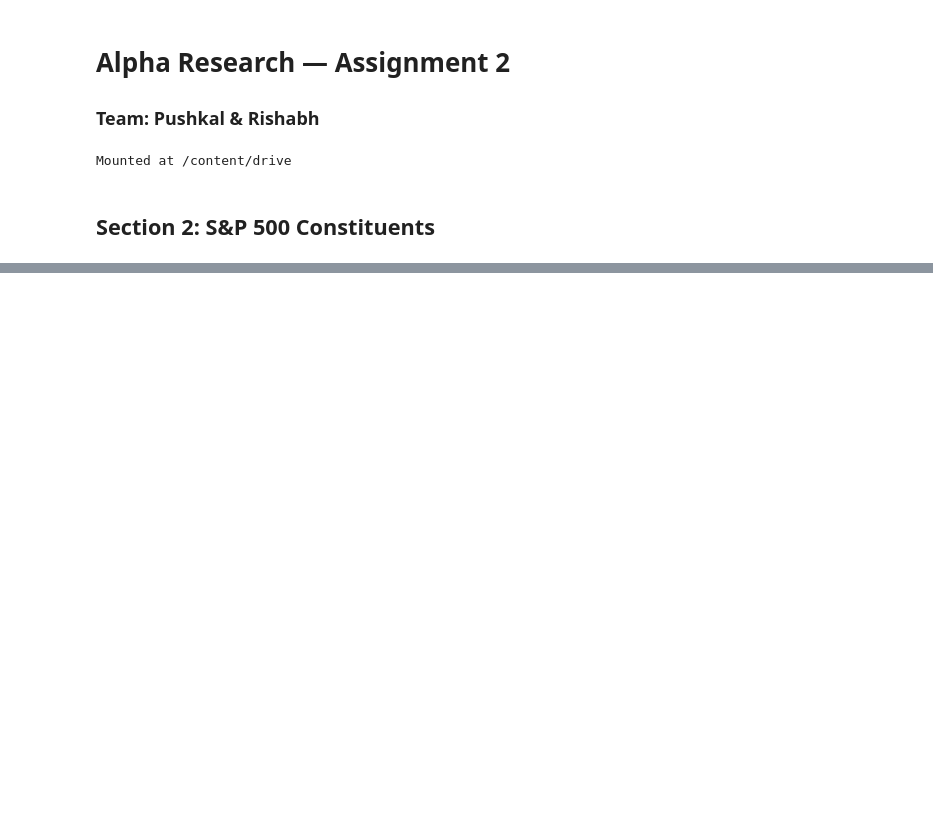
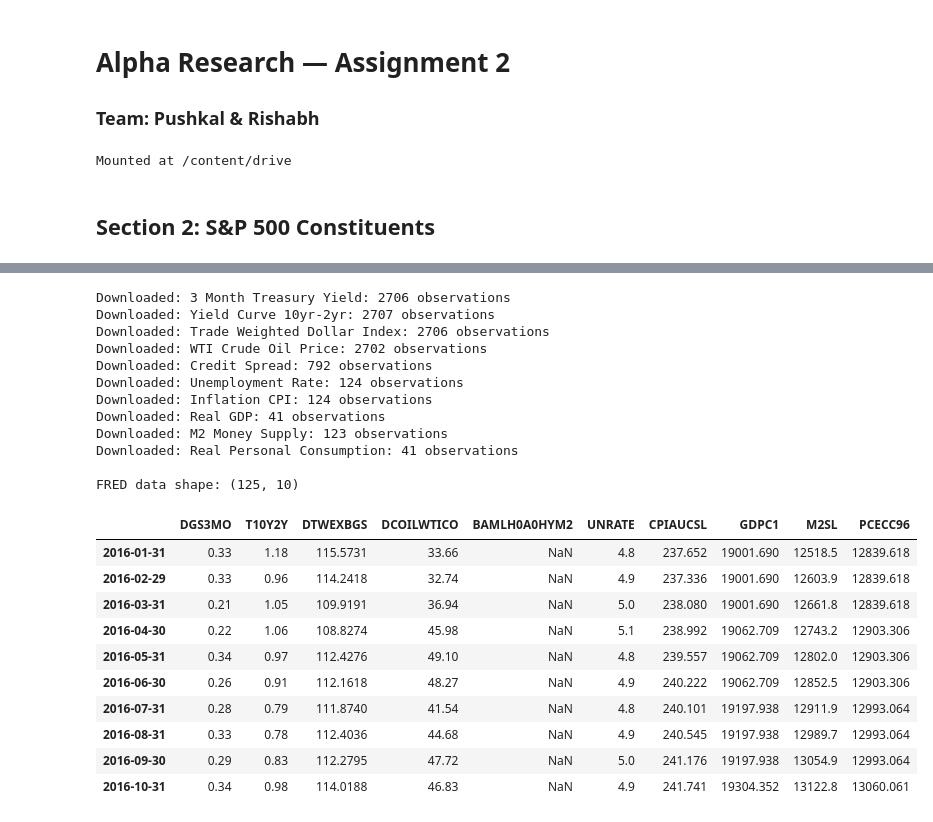
Before and after one commit to rishyg20/Alpha-Research---Assignment-2, a Jupyter notebook: Alpha_Research_Assignment2_Pushkal_Rishabh.ipynb, the cells around one changed output, grey strips where cells are left out. Saved outputs shown, nothing was run; the diff lists cells and outputs as text; code cells hidden in the pictures; blank space fills up the shorter version.

```diff
--- a/Alpha_Research_Assignment2_Pushkal_Rishabh.ipynb
+++ b/Alpha_Research_Assignment2_Pushkal_Rishabh.ipynb
@@ -135,0 +206,69 @@ File saved for 503 stocks, 2607 trading days
+# %%
+#Macro data (FRED)
+
+
+
+FRED_API_KEY = "4ebdf40a69f480d4b2d0969197ec30f6"
+fred_api = Fred(api_key = FRED_API_KEY)
+
+SERIES = {
+    'DGS3MO'      : '3 Month Treasury Yield',
+    'T10Y2Y'      : 'Yield Curve 10yr-2yr',
+    'DTWEXBGS'    : 'Trade Weighted Dollar Index',
+    'DCOILWTICO'  : 'WTI Crude Oil Price',
+    'BAMLH0A0HYM2': 'Credit Spread',
+    'UNRATE'      : 'Unemployment Rate',
+    'CPIAUCSL'    : 'Inflation CPI',
+    'GDPC1'       : 'Real GDP',
+    'M2SL'        : 'M2 Money Supply',
+    'PCECC96'     : 'Real Personal Consumption',
+}
+
+#Downloading each series and storing it in a dict
+fred_dict = {}
+for series_id, name in SERIES.items():
+  fred_dict[series_id] = fred_api.get_series(series_id, observation_start = start_date, observation_end = end_date)
+  print(f"Downloaded: {name}: {len(fred_dict[series_id])} observations")
+
+
+fred_df = pd.DataFrame(fred_dict)
+
+#Resampling to monthly
+
+fred_monthly = fred_df.resample("ME").last().ffill()
+
+#Saving to Drive
+os.makedirs(DATA_PATH, exist_ok = True)
+print(f"\nFRED data shape: {fred_monthly.shape}")
+display(fred_monthly.head(10))
+print(fred_monthly.isnull().sum())
+fred_monthly= fred_monthly.drop(columns = ['BAMLH0A0HYM2']) #dropping credit spread data since 88 missing values
+print(fred_monthly.isnull().sum())
+print(f"\nFRED data shape: {fred_monthly.shape}")
+fred_monthly.to_csv(DATA_PATH + f'fred_macro_{today}.csv')
+end = time.time()
+print(f"Time taken: {round(end - start,2)} seconds")
+# %% [output]
+Downloaded: 3 Month Treasury Yield: 2706 observations
+Downloaded: Yield Curve 10yr-2yr: 2707 observations
+Downloaded: Trade Weighted Dollar Index: 2706 observations
+Downloaded: WTI Crude Oil Price: 2702 observations
+Downloaded: Credit Spread: 792 observations
+Downloaded: Unemployment Rate: 124 observations
+Downloaded: Inflation CPI: 124 observations
+Downloaded: Real GDP: 41 observations
+Downloaded: M2 Money Supply: 123 observations
+Downloaded: Real Personal Consumption: 41 observations
+
+FRED data shape: (125, 10)
+|  | DGS3MO | T10Y2Y | DTWEXBGS | DCOILWTICO | BAMLH0A0HYM2 | UNRATE | CPIAUCSL | GDPC1 | M2SL | PCECC96 |
+| 2016-01-31 | 0.33 | 1.18 | 115.5731 | 33.66 | NaN | 4.8 | 237.652 | 19001.690 | 12518.5 | 12839.618 |
+| 2016-02-29 | 0.33 | 0.96 | 114.2418 | 32.74 | NaN | 4.9 | 237.336 | 19001.690 | 12603.9 | 12839.618 |
+| 2016-03-31 | 0.21 | 1.05 | 109.9191 | 36.94 | NaN | 5.0 | 238.080 | 19001.690 | 12661.8 | 12839.618 |
+| 2016-04-30 | 0.22 | 1.06 | 108.8274 | 45.98 | NaN | 5.1 | 238.992 | 19062.709 | 12743.2 | 12903.306 |
+| 2016-05-31 | 0.34 | 0.97 | 112.4276 | 49.10 | NaN | 4.8 | 239.557 | 19062.709 | 12802.0 | 12903.306 |
+| 2016-06-30 | 0.26 | 0.91 | 112.1618 | 48.27 | NaN | 4.9 | 240.222 | 19062.709 | 12852.5 | 12903.306 |
+| 2016-07-31 | 0.28 | 0.79 | 111.8740 | 41.54 | NaN | 4.8 | 240.101 | 19197.938 | 12911.9 | 12993.064 |
+| 2016-08-31 | 0.33 | 0.78 | 112.4036 | 44.68 | NaN | 4.9 | 240.545 | 19197.938 | 12989.7 | 12993.064 |
+| 2016-09-30 | 0.29 | 0.83 | 112.2795 | 47.72 | NaN | 5.0 | 241.176 | 19197.938 | 13054.9 | 12993.064 |
+| 2016-10-31 | 0.34 | 0.98 | 114.0188 | 46.83 | NaN | 4.9 | 241.741 | 19304.352 | 13122.8 | 13060.061 |
```
Also changed, not shown: parts of 9 cells of this notebook.
